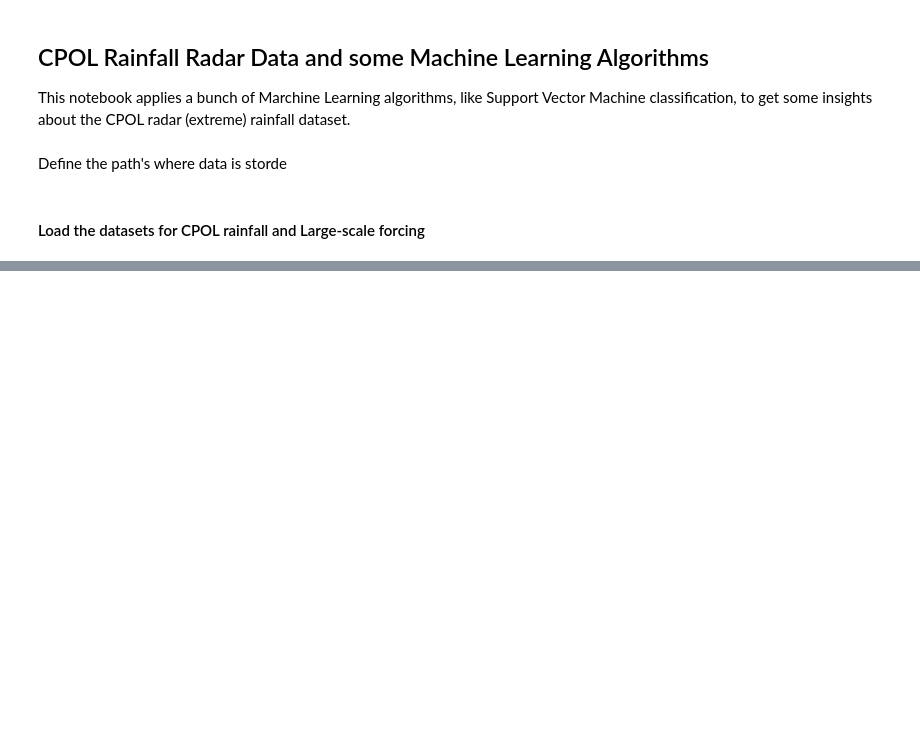
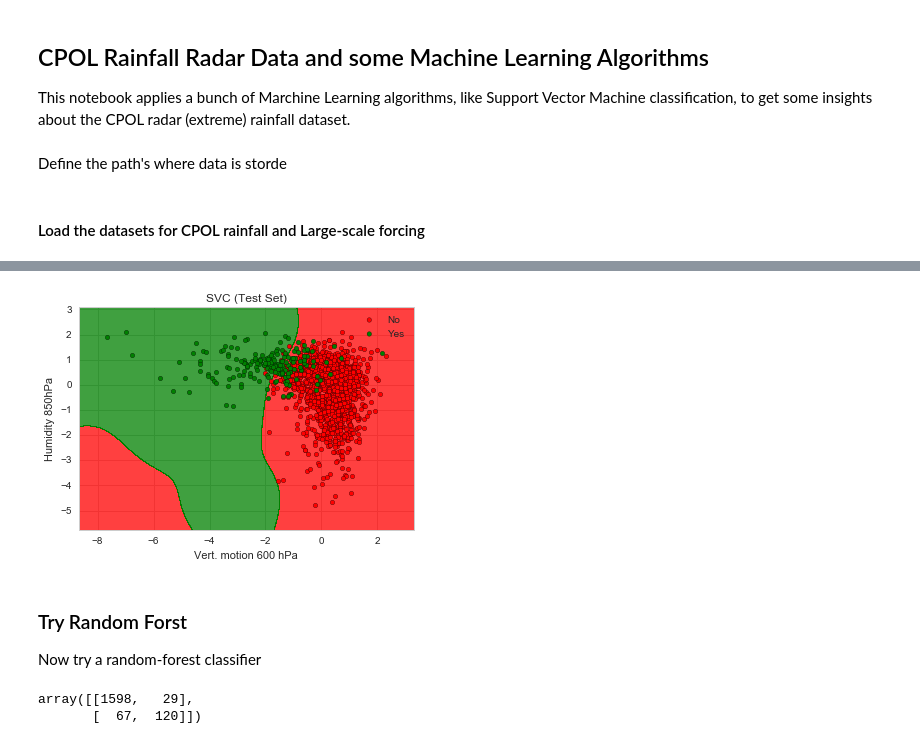
Before and after one commit to antarcticrainforest/RainfallExtremes, a Jupyter notebook: python/ML_Algos.ipynb, the cells around one changed output, grey strips where cells are left out. Saved outputs shown, nothing was run; the diff lists cells and outputs as text; code cells hidden in the pictures; blank space fills up the shorter version.

```diff
--- a/python/ML_Algos.ipynb
+++ b/python/ML_Algos.ipynb
@@ -332,0 +216,4 @@ py.iplot({'data': scatter, 'layout': layout}, filename='3d_scatter-cluster')
+# %%
+plot_classifier(X_test, y_test, classifier, xlabel='Vert. motion 600 hPa', ylabel='Humidity 850hPa',
+                title='SVC (Test Set)')
+# %% [output]
@@ -332,0 +224,14 @@ py.iplot({'data': scatter, 'layout': layout}, filename='3d_scatter-cluster')
+[figure, added]
+# %% [markdown]
+### Try Random Forst
+Now try a random-forest classifier
+# %%
+classifier = RandomForestClassifier(n_estimators = 300, criterion = 'entropy', random_state = 0)
+#classifier = LR(tol = 0.01)
+classifier.fit(X_train, y_train)
+y_pred = classifier.predict(X_test)
+cm = confusion_matrix(y_test, y_pred)
+cm #Confusion Matrix
+# %% [output]
+array([[1598,   29],
+       [  67,  120]])
```
Also changed, not shown: parts of 55 cells of this notebook.
